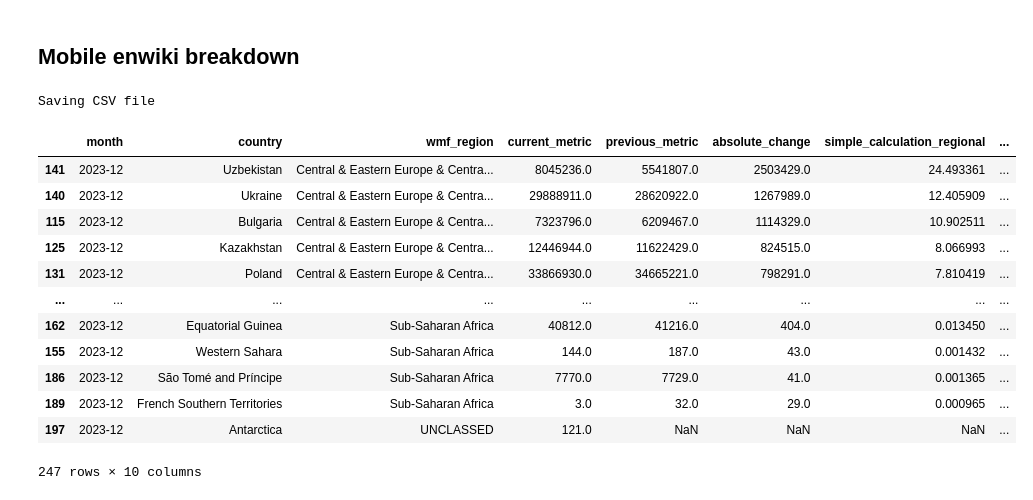
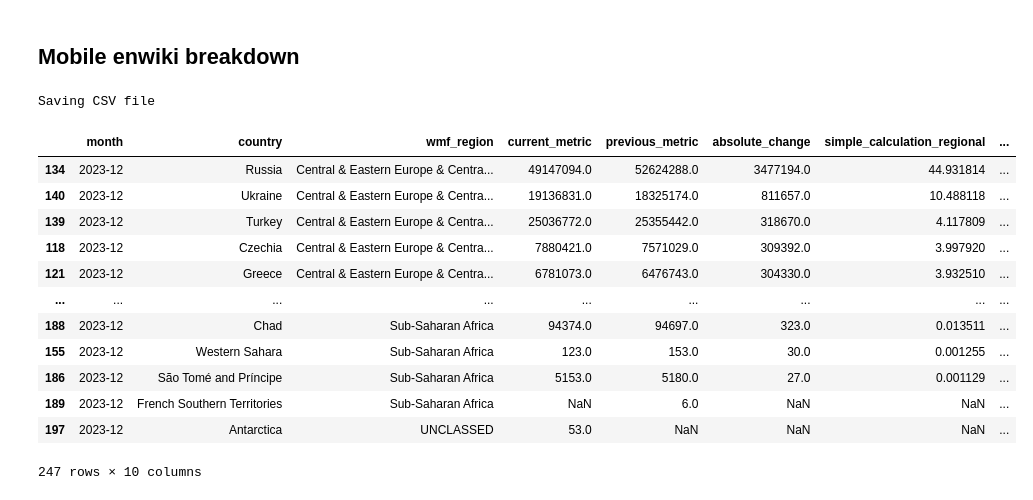
Before and after one commit to hghani-ctr/wikimedia, a Jupyter notebook: unique_devices_country.ipynb, the cells around one changed output. Drawn from its saved outputs; the diff is of its cells as text; code cells hidden in the pictures.

```diff
--- a/unique_devices_country.ipynb
+++ b/unique_devices_country.ipynb
@@ -147,7 +147,7 @@ else:
     # Select required columns
     final_df = final_df[['month', 'country', 'wmf_region', 'current_metric', 'previous_metric', 'absolute_change',
                           'simple_calculation_regional',
-                         'simple_calculation_global','formula_result_percentage_regional', 'formula_result_percentage_global']]
+                         'formula_result_percentage_regional', 'simple_calculation_global', 'formula_result_percentage_global']]
     latest_month = final_df['month'].max()
     final_df = final_df[final_df['month'] == latest_month]
     final_df.to_csv("unique_devices_time_series_yoy.csv", index = False, header=False)
@@ -189,6 +189,7 @@ ON
 WHERE
     ud.year in (2023,2022)
     AND ud.month = 12
+    and ud.domain like '%.m.wikipedia%'
 GROUP BY
     date_format(CONCAT(ud.year, '-', LPAD(ud.month, 2, '0'), '-01'), 'yyyy-MM'),
     ud.country, ud.country_code, cmd.wmf_region, ud.country_code
@@ -296,42 +297,42 @@ final_df['absolute_change'] = final_df['absolute_change'].abs()
 
 # Sort the DataFrame by 'month', 'wmf_region', and 'absolute_change'
 final_df = final_df.sort_values(by=['month', 'wmf_region', 'absolute_change'], ascending=[False, True, False])
 
 # Save the sorted DataFrame to a CSV file (2 different files depending on if this is the entire history or just YoY)
 if len(final_df.month.unique()) > 2:
     print("Saving CSV file")
 
     # Select required columns
     final_df = final_df[['month', 'country', 'wmf_region', 'current_metric', 'previous_metric', 'absolute_change',
                          'formula_result_percentage_regional', 'simple_calculation_regional',
                          'rank_simple_calculation', 'rank_formula_result',
                          'simple_calculation_global', 'formula_result_percentage_global']]
     final_df.to_csv("unique_devices_time_series_analysis_mobile.csv", index=False)
 
 else:
     print("Saving CSV file")
     # Select required columns
     final_df = final_df[['month', 'country', 'wmf_region', 'current_metric', 'previous_metric', 'absolute_change',
                           'simple_calculation_regional',
                          'formula_result_percentage_regional', 'simple_calculation_global', 'formula_result_percentage_global']]
     latest_month = final_df['month'].max()
     final_df = final_df[final_df['month'] == latest_month]
     final_df.to_csv("unique_devices_time_series_yoy_mobile.csv", index = False, header = False)
 
 # Show df
 final_df
 # %% [output]
 Saving CSV file
 |  | month | country | wmf_region | current_metric | previous_metric | absolute_change | simple_calculation_regional | ... |
-| 141 | 2023-12 | Uzbekistan | Central & Eastern Europe & Centra... | 8045236.0 | 5541807.0 | 2503429.0 | 24.493361 | ... |
-| 140 | 2023-12 | Ukraine | Central & Eastern Europe & Centra... | 29888911.0 | 28620922.0 | 1267989.0 | 12.405909 | ... |
-| 115 | 2023-12 | Bulgaria | Central & Eastern Europe & Centra... | 7323796.0 | 6209467.0 | 1114329.0 | 10.902511 | ... |
-| 125 | 2023-12 | Kazakhstan | Central & Eastern Europe & Centra... | 12446944.0 | 11622429.0 | 824515.0 | 8.066993 | ... |
-| 131 | 2023-12 | Poland | Central & Eastern Europe & Centra... | 33866930.0 | 34665221.0 | 798291.0 | 7.810419 | ... |
+| 134 | 2023-12 | Russia | Central & Eastern Europe & Centra... | 49147094.0 | 52624288.0 | 3477194.0 | 44.931814 | ... |
+| 140 | 2023-12 | Ukraine | Central & Eastern Europe & Centra... | 19136831.0 | 18325174.0 | 811657.0 | 10.488118 | ... |
+| 139 | 2023-12 | Turkey | Central & Eastern Europe & Centra... | 25036772.0 | 25355442.0 | 318670.0 | 4.117809 | ... |
+| 118 | 2023-12 | Czechia | Central & Eastern Europe & Centra... | 7880421.0 | 7571029.0 | 309392.0 | 3.997920 | ... |
+| 121 | 2023-12 | Greece | Central & Eastern Europe & Centra... | 6781073.0 | 6476743.0 | 304330.0 | 3.932510 | ... |
 | ... | ... | ... | ... | ... | ... | ... | ... | ... |
-| 162 | 2023-12 | Equatorial Guinea | Sub-Saharan Africa | 40812.0 | 41216.0 | 404.0 | 0.013450 | ... |
-| 155 | 2023-12 | Western Sahara | Sub-Saharan Africa | 144.0 | 187.0 | 43.0 | 0.001432 | ... |
-| 186 | 2023-12 | São Tomé and Príncipe | Sub-Saharan Africa | 7770.0 | 7729.0 | 41.0 | 0.001365 | ... |
-| 189 | 2023-12 | French Southern Territories | Sub-Saharan Africa | 3.0 | 32.0 | 29.0 | 0.000965 | ... |
-| 197 | 2023-12 | Antarctica | UNCLASSED | 121.0 | NaN | NaN | NaN | ... |
+| 188 | 2023-12 | Chad | Sub-Saharan Africa | 94374.0 | 94697.0 | 323.0 | 0.013511 | ... |
+| 155 | 2023-12 | Western Sahara | Sub-Saharan Africa | 123.0 | 153.0 | 30.0 | 0.001255 | ... |
+| 186 | 2023-12 | São Tomé and Príncipe | Sub-Saharan Africa | 5153.0 | 5180.0 | 27.0 | 0.001129 | ... |
+| 189 | 2023-12 | French Southern Territories | Sub-Saharan Africa | NaN | 6.0 | NaN | NaN | ... |
+| 197 | 2023-12 | Antarctica | UNCLASSED | 53.0 | NaN | NaN | NaN | ... |
 247 rows × 10 columns
```
Also changed, not shown: 2 other files.
